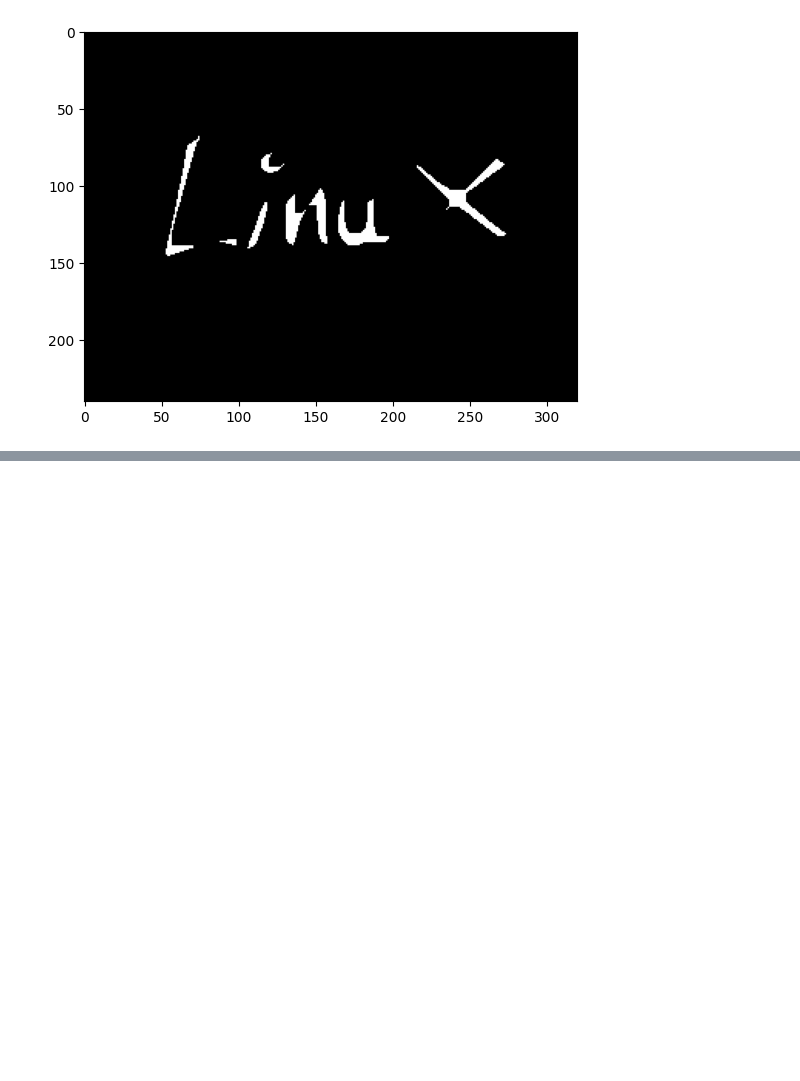
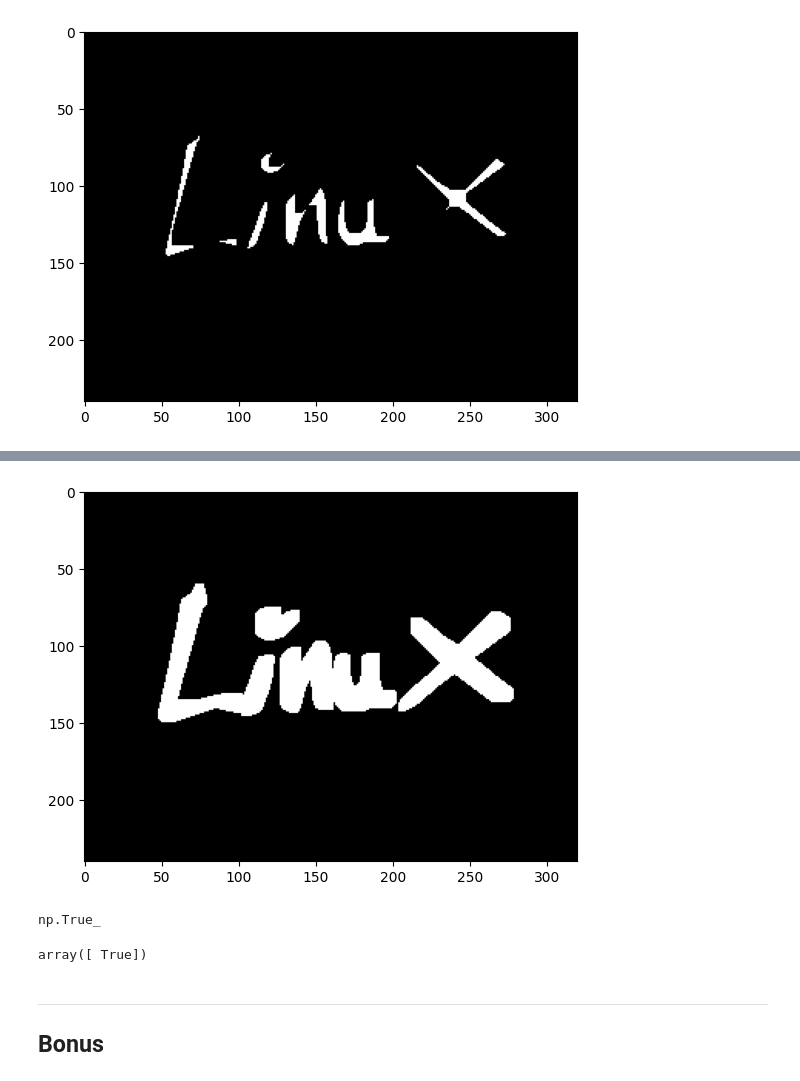
Before and after one commit to mikecr96/PDI-Ago-Dic25-GpoA, a Jupyter notebook: Semana XI/morph1.ipynb, the cells around one changed output, grey strips where cells are left out. Drawn from its saved outputs; the diff is of its cells as text; code cells hidden in the pictures; blank space fills up the shorter version.

```diff
--- a/Semana XI/morph1.ipynb
+++ b/Semana XI/morph1.ipynb
@@ -91,0 +107,18 @@ plt.show()
+# %%
+s_e_big = np.ones((5, 5), np.uint8)
+linux_dialte2 = cv.dilate(linux_bin2, s_e_big)
+plt.imshow(linux_dialte2, cmap="gray")
+plt.show()
+# %% [output]
+[figure, added]
+# %%
+(linux_dialte1 == linux_dialte2).all()
+# %% [output]
+np.True_
+# %%
+np.unique(linux_dialte1 == linux_dialte2)
+# %% [output]
+array([ True])
+# %% [markdown]
+---
+## Bonus
```
Also changed, not shown: parts of 26 cells of this notebook, 1 other file.
